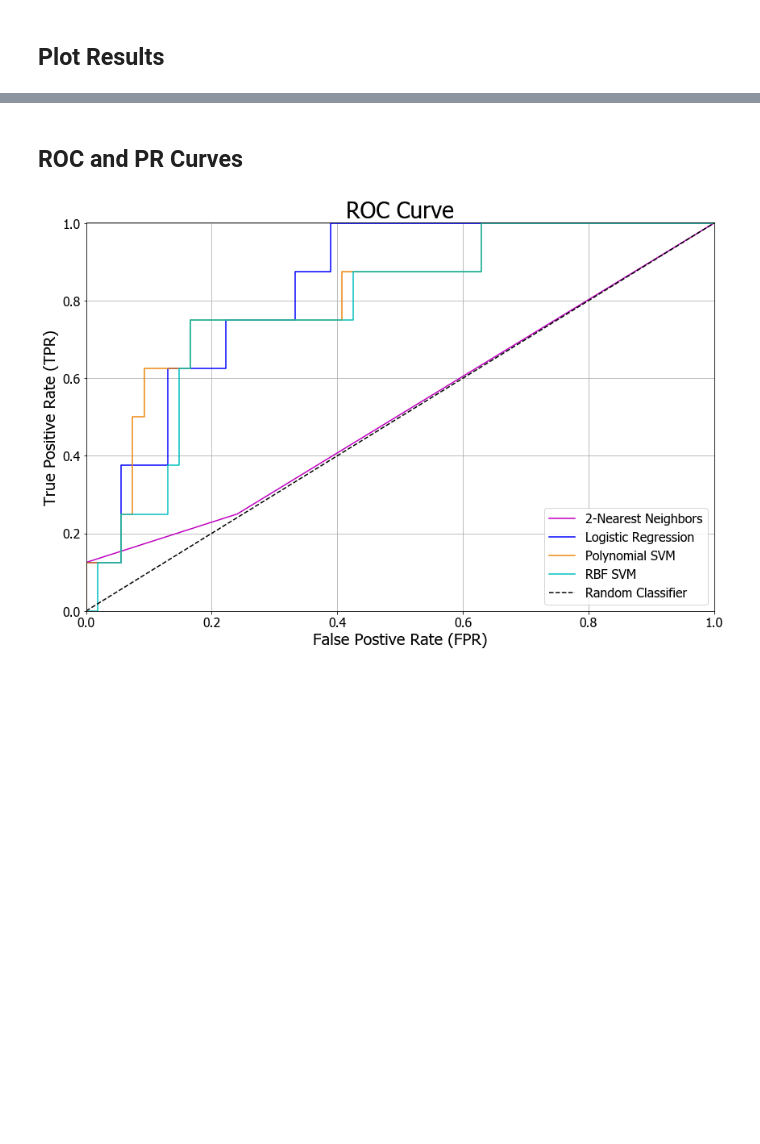
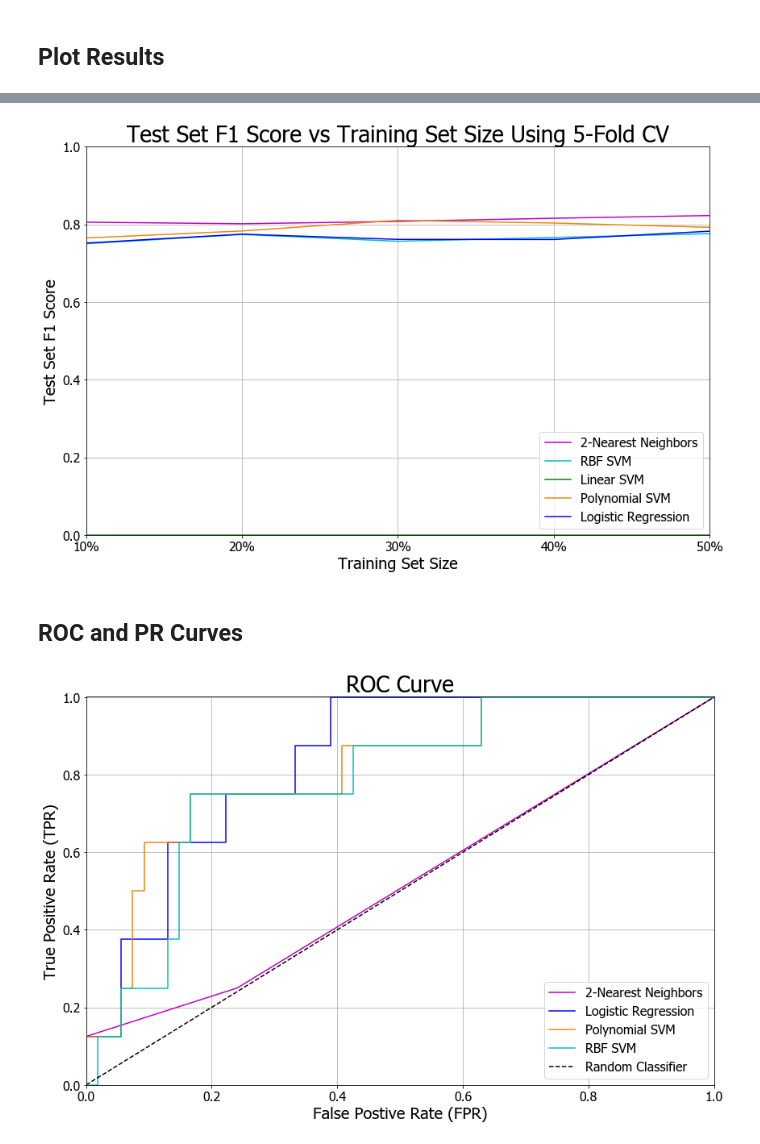
Before and after one commit to acnagle/CLA-Project, a Jupyter notebook: Code/Model_Evaluation.ipynb, the cells around one changed output, grey strips where cells are left out. Cells and saved outputs as stored; diff of their text form; code cells hidden in the pictures; blank space fills up the shorter version.

```diff
--- a/Code/Model_Evaluation.ipynb
+++ b/Code/Model_Evaluation.ipynb
@@ -434,3 +455,23 @@ plt.grid(True)
+# %%
+plt.figure(figsize=(12, 8))
+plt.plot(folds, knn_f1, color="m", label=str(k) + "-Nearest Neighbors")
+plt.plot(folds, rbf_svc_f1, color="c", label="RBF SVM")
+plt.plot(folds, linear_svc_f1, color="g", label="Linear SVM")
+plt.plot(folds, poly_svc_f1, color="#ed870b", label="Polynomial SVM")
+plt.plot(folds, logistic_f1, color="b", label="Logistic Regression")
+# plt.plot(folds, LS_acc, color="r", label="Least Squares")
+plt.xlabel("Training Set Size", fontsize=20)
+plt.xticks(np.arange(num_subsets)+1, ("10%", "20%", "30%", "40%", "50%", "60%", "70%", "80%", "90%", "100%"), fontsize=16)
+plt.yticks(fontsize=16)
+plt.ylabel("Test Set F1 Score", fontsize=20)
+plt.title("Test Set F1 Score vs Training Set Size Using " + str(num_splits) + "-Fold CV", fontsize=28)
+plt.axis([1, num_splits, 0, 1])
+plt.legend(loc="lower right", prop={"size": 16})
+plt.tight_layout()
+plt.grid(True)
+#plt.savefig("learning-curve.png", dpi=300)
+# %% [output]
+[figure, added]
 # %% [markdown]
 ## ROC and PR Curves
 # %%
```
Also changed, not shown: parts of 6 cells of this notebook, 5 other files.
